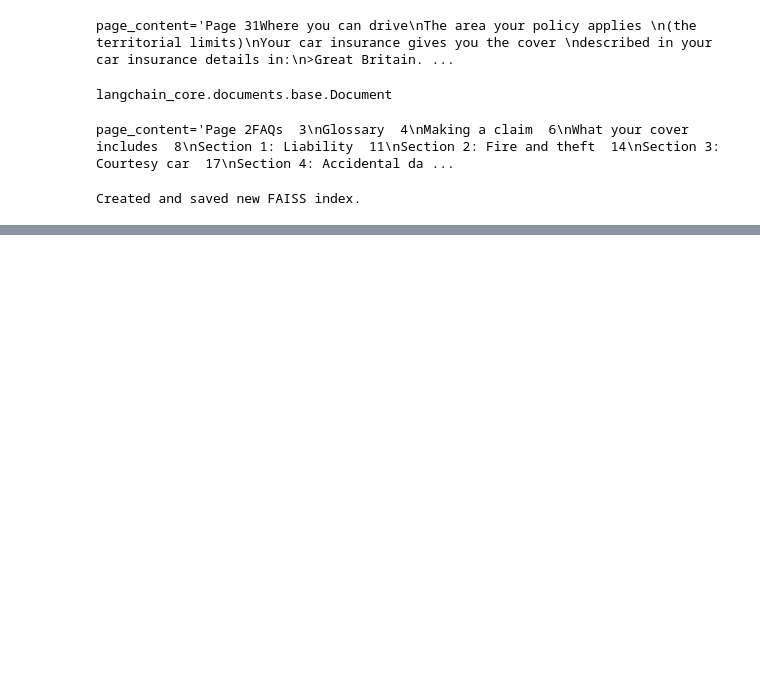
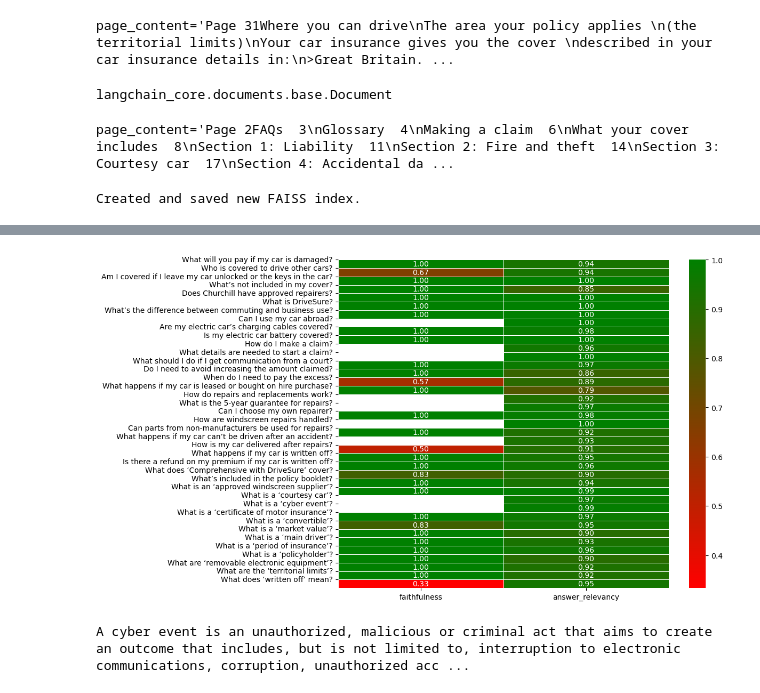
Before and after one commit to siddartha-10/Athina_AI_project, a Jupyter notebook: ex.ipynb, the cells around one changed output, grey strips where cells are left out. Drawn from its saved outputs; the diff is of its cells as text; code cells hidden in the pictures; blank space fills up the shorter version.

```diff
--- a/ex.ipynb
+++ b/ex.ipynb
@@ -102,0 +139,2 @@ If you're unhappy with the response from an independent review, you can escalate
+# %%
+df = pd.DataFrame(dataset)
@@ -102,0 +145,2 @@ If you're unhappy with the response from an independent review, you can escalate
+# %%
+df['answer'] = df['answer'].apply(lambda x: x['result'])
@@ -102,0 +167,23 @@ If you're unhappy with the response from an independent review, you can escalate
+# %%
+dataset = Dataset.from_pandas(df)
+# %%
+import ragas
+from ragas import evaluate
+from ragas.metrics import (
+    faithfulness,
+    answer_relevancy,
+    context_precision,
+    context_recall,
+    context_relevancy,
+)
+run_config = ragas.RunConfig(timeout=60, max_retries=11, max_wait=100)
+
+result = evaluate(
+    dataset = dataset,
+    llm = llm,
+    run_config=run_config,
+    metrics=[
+        faithfulness,
+        answer_relevancy,
+    ],
+)
@@ -103,3 +200,22 @@ If you're unhappy with the response from an independent review, you can escalate
+# %%
+import seaborn as sns
+import matplotlib.pyplot as plt
+from matplotlib.colors import LinearSegmentedColormap
+
+df = result.to_pandas()
+
+heatmap_data = df[['faithfulness', 'answer_relevancy']]
+
+cmap = LinearSegmentedColormap.from_list('green_red', ['red', 'green'])
+
+plt.figure(figsize=(10, 8))
+sns.heatmap(heatmap_data, annot=True, fmt=".2f", linewidths=.5, cmap=cmap)
+
+plt.yticks(ticks=range(len(df['question'])), labels=df['question'], rotation=0)
+
+plt.show()
+# %% [output]
+[figure, added]
 # %%
 """
 You are a language model designed to evaluate the responses of this documentation query system.
@@ -110,3 +226,7 @@ Responses that contain detailed answers are considered the best.
 Also, use your own judgement in analyzing if the question asked is actually answered in the response. Remember that a response that contains a request to “rephrase the question” is usually a non-response.
 Please rate the question/response pair entered. Only respond with the rating. No explanation necessary. Only integers.
 """
+# %%
+print(chain.invoke("waht is a cyber event?")["result"])
+# %% [output]
+A cyber event is an unauthorized, malicious or criminal act that aims to create an outcome that includes, but is not limited to, interruption to electronic communications, corruption, unauthorized acc ...
```
Also changed, not shown: parts of 15 cells of this notebook, 3 other files.
